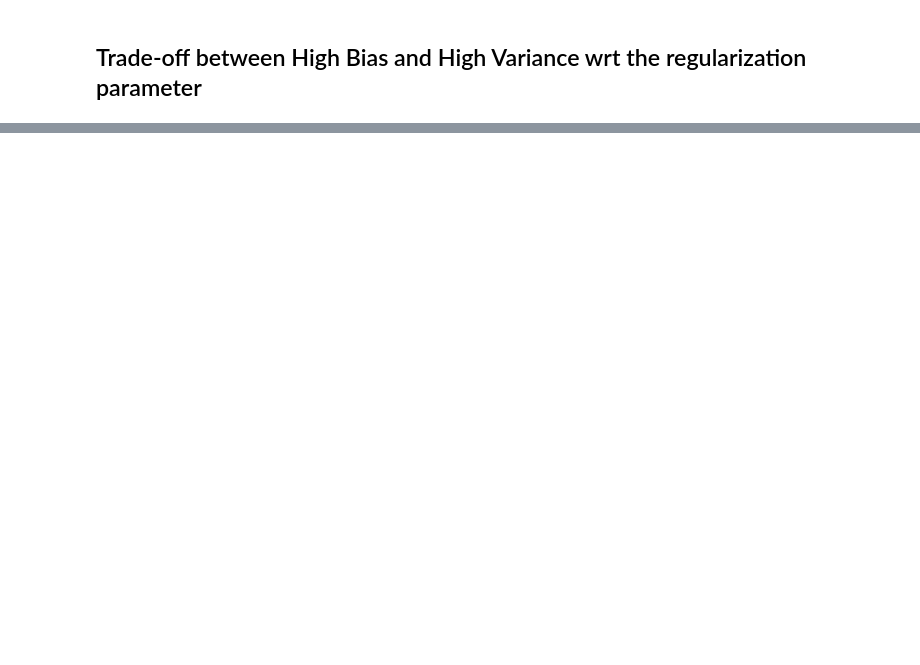
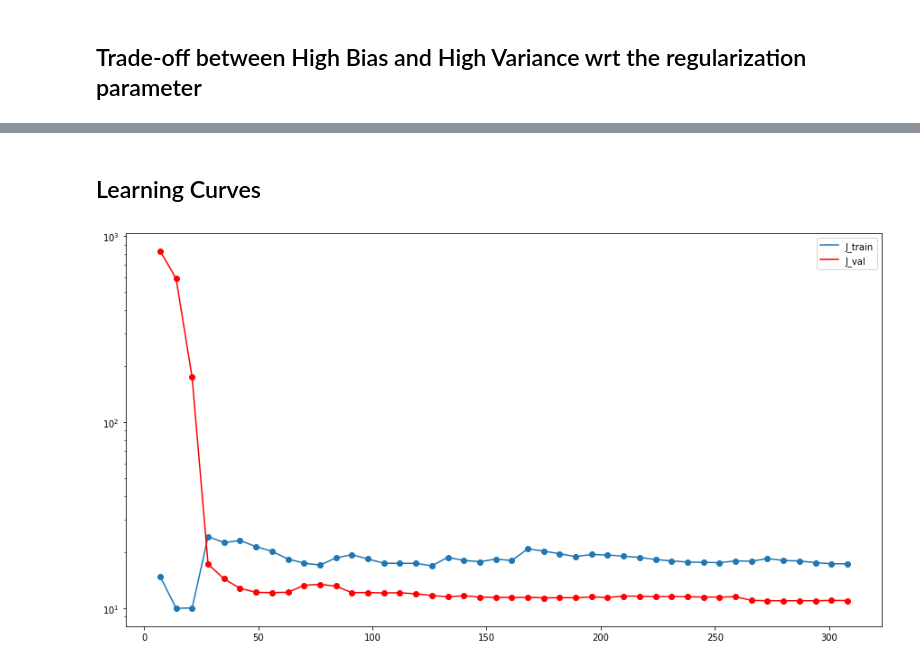
Before and after one commit to Zeruel92/hpc_exercices, a Jupyter notebook: HighVarianceHighBias/HighVarianceHighBias.ipynb, the cells around one changed output, grey strips where cells are left out. Drawn from its saved outputs; the diff is of its cells as text; code cells hidden in the pictures; blank space fills up the shorter version.

Commit message:
learning curves

```diff
--- a/HighVarianceHighBias/HighVarianceHighBias.ipynb
+++ b/HighVarianceHighBias/HighVarianceHighBias.ipynb
@@ -239,0 +240,32 @@ plt.show()
+# %% [markdown]
+## Learning Curves
+# %%
+poly_3_train_X_lc = polynomial_features(train_X,degree=3)
+poly_3_val_X_lc = polynomial_features(val_X,degree=3)
+poly_3_train_X_int_lc = np.c_[np.ones((poly_3_train_X_lc.shape[0],1)),poly_3_train_X_lc]
+poly_3_val_X_int_lc = np.c_[np.ones((poly_3_val_X_lc.shape[0],1)),poly_3_val_X_lc]
+# %%
+n_iter = 45
+delta = int(np.ceil(train_X.shape[0] / n_iter))
+
+J_train_lc_list = []
+J_val_lc_list =  []
+training_set_size_list = []
+for i in range(1,n_iter):
+    theta_lc, _ = normalEquationReg(poly_3_train_X_int_lc[:delta*i],train_y[:delta*i])
+    J_t_lc,_ = computeCostVectorizedReg(poly_3_train_X_int_lc[:delta*i],train_y[:delta*i],theta_lc)
+    J_train_lc_list.append(J_t_lc[0][0])
+    J_v_lc,_ = computeCostVectorizedReg(poly_3_val_X_int_lc,val_y,theta_lc)
+    J_val_lc_list.append(J_v_lc[0][0])
+    training_set_size_list.append(delta*i)
+# %%
+plt.figure(figsize=(15,8))
+plt.scatter(training_set_size_list,J_train_lc_list)
+plt.plot(training_set_size_list,J_train_lc_list, label='J_train')
+plt.scatter(training_set_size_list,J_val_lc_list, c='r')
+plt.plot(training_set_size_list,J_val_lc_list, label='J_val', c='r')
+plt.yscale('log')
+plt.legend()
+plt.show()
+# %% [output]
+[figure, added]
```
Also changed, not shown: parts of 2 cells of this notebook.
